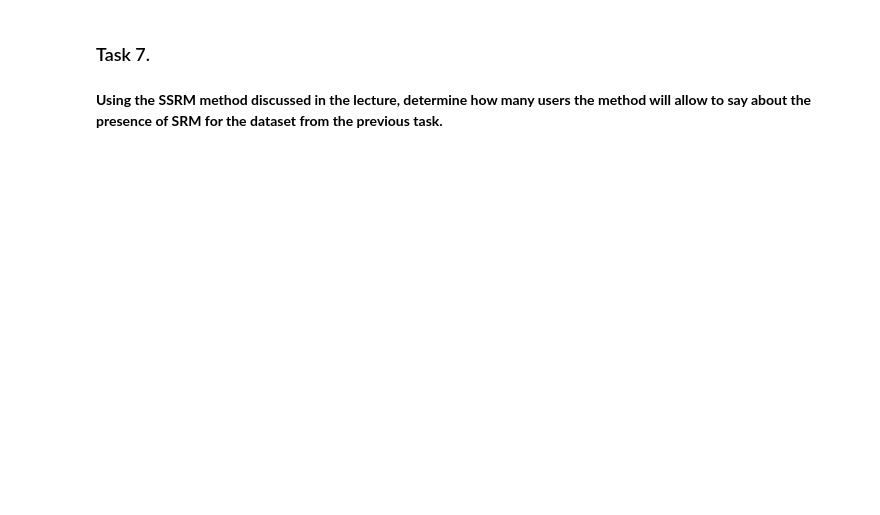
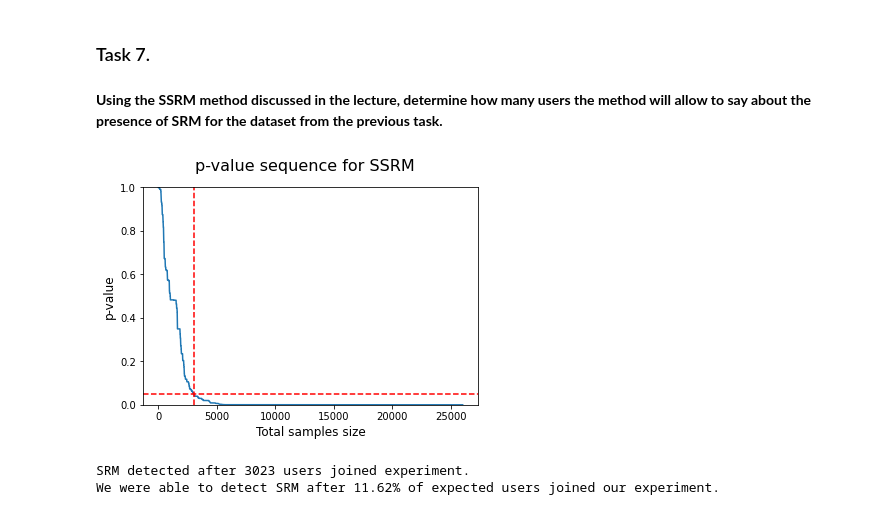
Before and after one commit to nktnlx/advanced_data_analysis_course, a Jupyter notebook: 03_ab_testing/03_samples_srm.ipynb, the cells around one changed output. Drawn from its saved outputs; the diff is of its cells as text; code cells hidden in the pictures; blank space fills up the shorter version.

```diff
--- a/03_ab_testing/03_samples_srm.ipynb
+++ b/03_ab_testing/03_samples_srm.ipynb
@@ -228,3 +321,44 @@ Is there a violation of SRM according to the chi-squared test?**
 ### Task 7.
 # %% [markdown]
 **Using the SSRM method discussed in the lecture, determine how many users the method will allow to say about the presence of SRM for the dataset from the previous task.**
+# %%
+# expected split ratio
+expected_pct = [0.5, 0.5]
+
+# real split ratio
+observed = [df2['group'].value_counts()[0], df2['group'].value_counts()[1]]
+total_traffic = sum(observed)
+
+# a helper function to map our data
+def map_value(value):
+    if value == "['A']":
+        return [1, 0]
+    elif value == "['B']":
+        return [0, 1]
+    else:
+        return None
+
+# let's map our data to the required format
+df2['data'] = df2['group'].apply(map_value)
+data = df2['data'].to_list()
+
+# calculating SSRM results
+pvals = ssrm_test.sequential_p_values(data, expected_pct)
+fig = plt.figure()
+plt.plot(pvals)
+fig.suptitle('p-value sequence for SSRM', fontsize=16)
+plt.xlabel('Total samples size', fontsize=12)
+plt.ylabel('p-value', fontsize=12)
+plt.ylim(0, 1)
+sig_reached = np.argmax(np.array(pvals) < 0.05)
+plt.axhline(y=0.05, color='red', linestyle='--')
+plt.axvline(x=sig_reached, color='red', linestyle='--')
+plt.show()
+
+
+print(f'SRM detected after {sig_reached} users joined experiment.')
+print(f'We were able to detect SRM after {round(100 * sig_reached / total_traffic, 2)}% of expected users joined our experiment.')
+# %% [output]
+[figure, added]
+SRM detected after 3023 users joined experiment.
+We were able to detect SRM after 11.62% of expected users joined our experiment.
```
Also changed, not shown: parts of 15 cells of this notebook.
